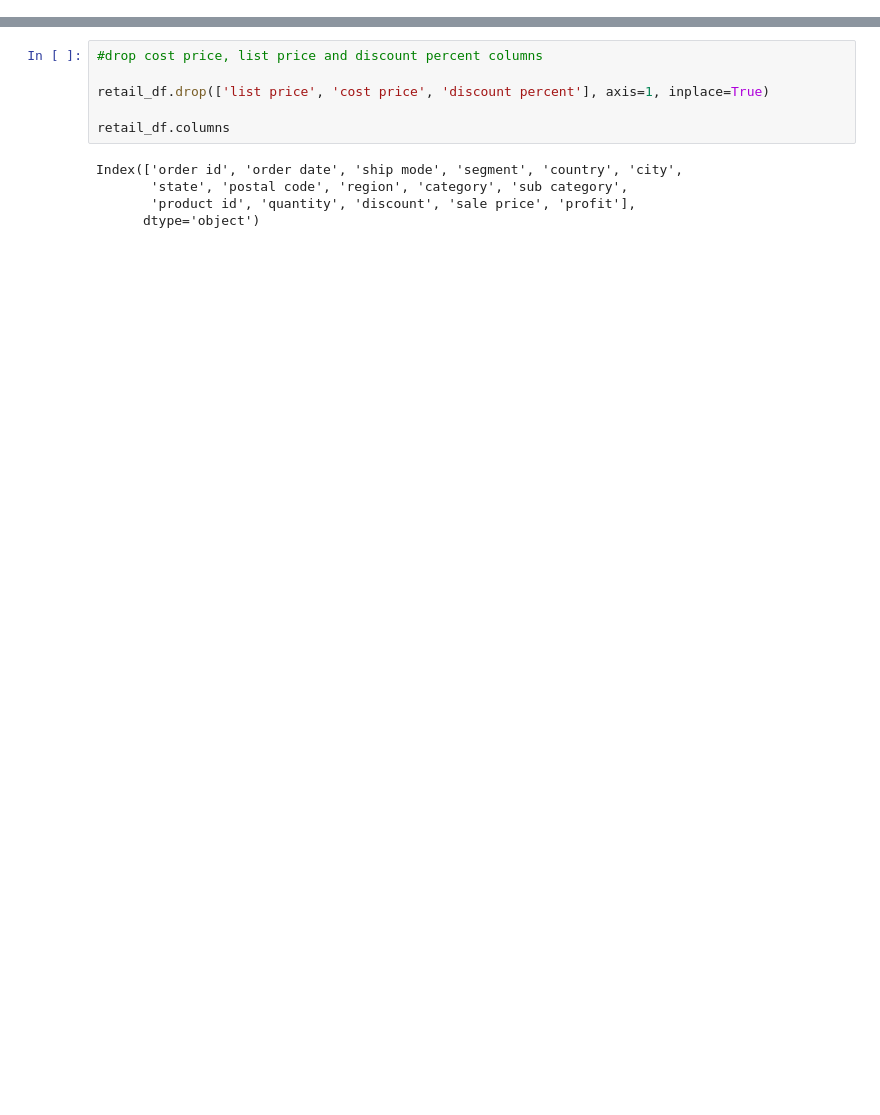
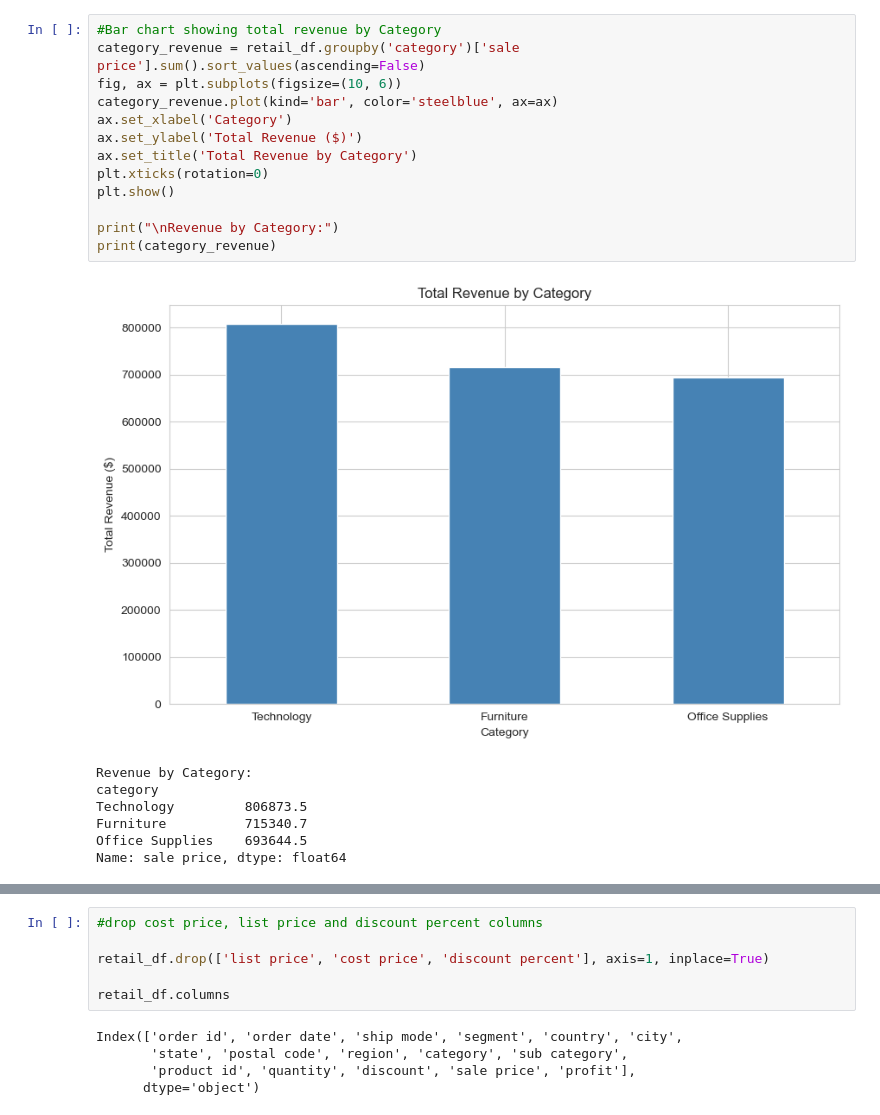
Before and after one commit to Manavkhandelwal401/Retail-Business-Data-Quality-Analytics, a Jupyter notebook: Order Data Analysis.ipynb, the cells around one changed output, grey strips where cells are left out. Saved outputs shown, nothing was run; the diff lists cells and outputs as text; blank space fills up the shorter version.

```diff
--- a/Order Data Analysis.ipynb
+++ b/Order Data Analysis.ipynb
@@ -92,0 +211,21 @@ retail_df.describe()
+# %%
+#Bar chart showing total revenue by Category
+category_revenue = retail_df.groupby('category')['sale price'].sum().sort_values(ascending=False)
+fig, ax = plt.subplots(figsize=(10, 6))
+category_revenue.plot(kind='bar', color='steelblue', ax=ax)
+ax.set_xlabel('Category')
+ax.set_ylabel('Total Revenue ($)')
+ax.set_title('Total Revenue by Category')
+plt.xticks(rotation=0)
+plt.show()
+
+print("\nRevenue by Category:")
+print(category_revenue)
+# %% [output]
+[figure, added]
+Revenue by Category:
+category
+Technology         806873.5
+Furniture          715340.7
+Office Supplies    693644.5
+Name: sale price, dtype: float64
```
Also changed, not shown: parts of 19 cells of this notebook.
